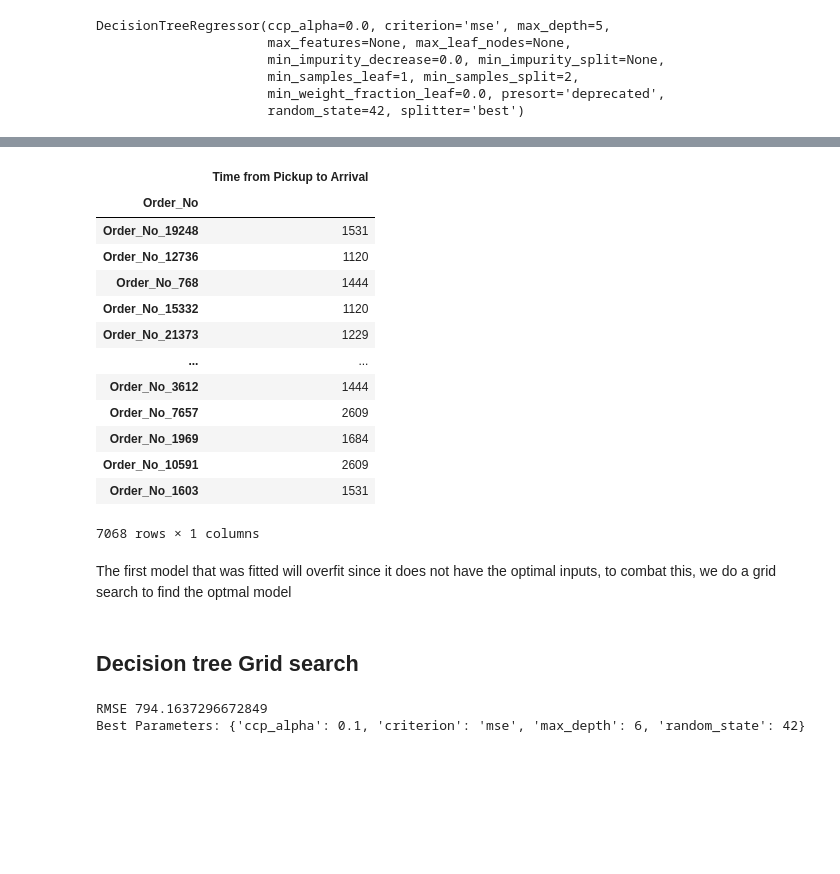
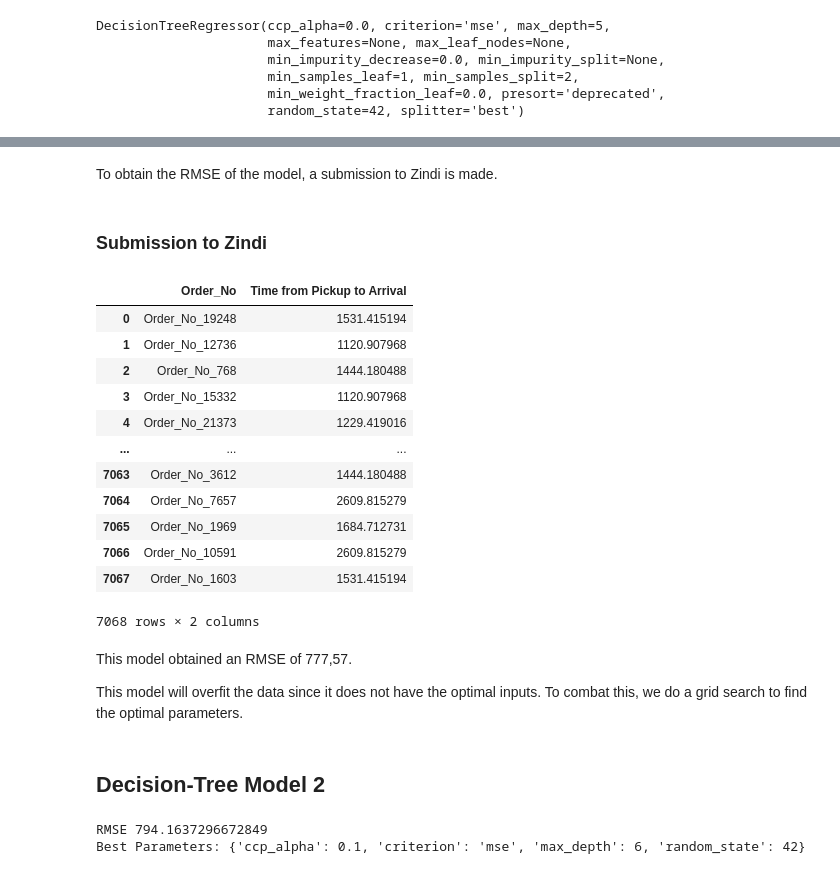
Before and after one commit to MilkShaikh3/Predict_Regression, a Jupyter notebook: Predict_Regression.ipynb, the cells around one changed output, grey strips where cells are left out. Cells and saved outputs as stored; diff of their text form; code cells hidden in the pictures; blank space fills up the shorter version.

Commit message:
Final DT Models

```diff
--- a/Predict_Regression.ipynb
+++ b/Predict_Regression.ipynb
@@ -1274,21 +1280,23 @@ Fit the model to get the first set of predictions
+# %% [markdown]
+To obtain the RMSE of the model, a submission to Zindi is made.
+# %% [markdown]
+### Submission to Zindi
 # %%
-y_pred = regr_tree.predict(X_test)
-Predictions1 = pd.DataFrame(data=y_pred, index=X_test.index,
-                      columns=['Time from Pickup to Arrival']).astype(int)
+predictions = pd.DataFrame(y_pred, index=X_test_scaled.index, columns=['Time from Pickup to Arrival'])
+predictions.reset_index(inplace=True)
-# %%
-Predictions1
-# %% [output]
-|  | Time from Pickup to Arrival |
-| Order_No |  |
-| Order_No_19248 | 1531 |
-| Order_No_12736 | 1120 |
-| Order_No_768 | 1444 |
-| Order_No_15332 | 1120 |
-| Order_No_21373 | 1229 |
-| ... | ... |
-| Order_No_3612 | 1444 |
-| Order_No_7657 | 2609 |
-| Order_No_1969 | 1684 |
-| Order_No_10591 | 2609 |
-| Order_No_1603 | 1531 |
-7068 rows × 1 columns
+# %%
+predictions
+# %% [output]
+|  | Order_No | Time from Pickup to Arrival |
+| 0 | Order_No_19248 | 1531.415194 |
+| 1 | Order_No_12736 | 1120.907968 |
+| 2 | Order_No_768 | 1444.180488 |
+| 3 | Order_No_15332 | 1120.907968 |
+| 4 | Order_No_21373 | 1229.419016 |
+| ... | ... | ... |
+| 7063 | Order_No_3612 | 1444.180488 |
+| 7064 | Order_No_7657 | 2609.815279 |
+| 7065 | Order_No_1969 | 1684.712731 |
+| 7066 | Order_No_10591 | 2609.815279 |
+| 7067 | Order_No_1603 | 1531.415194 |
+7068 rows × 2 columns
@@ -1295,7 +1305,9 @@ Predictions1
 # %% [markdown]
-The first model that was fitted will overfit since it does not have the optimal inputs, to combat this, we do a grid search to find the optmal model
+This model obtained an RMSE of 777,57.
+
+This model will overfit the data since it does not have the optimal inputs. To combat this, we do a grid search to find the optimal parameters.
-# %% [markdown]
-## Decision tree Grid search
+# %% [markdown]
+## Decision-Tree Model 2
 # %%
 from sklearn.model_selection import GridSearchCV
 parameters = [{'criterion': ['mse'], 'max_depth': [1,2,3,4,5,6,7,8,9,10],
```
Also changed, not shown: parts of 17 cells of this notebook.
